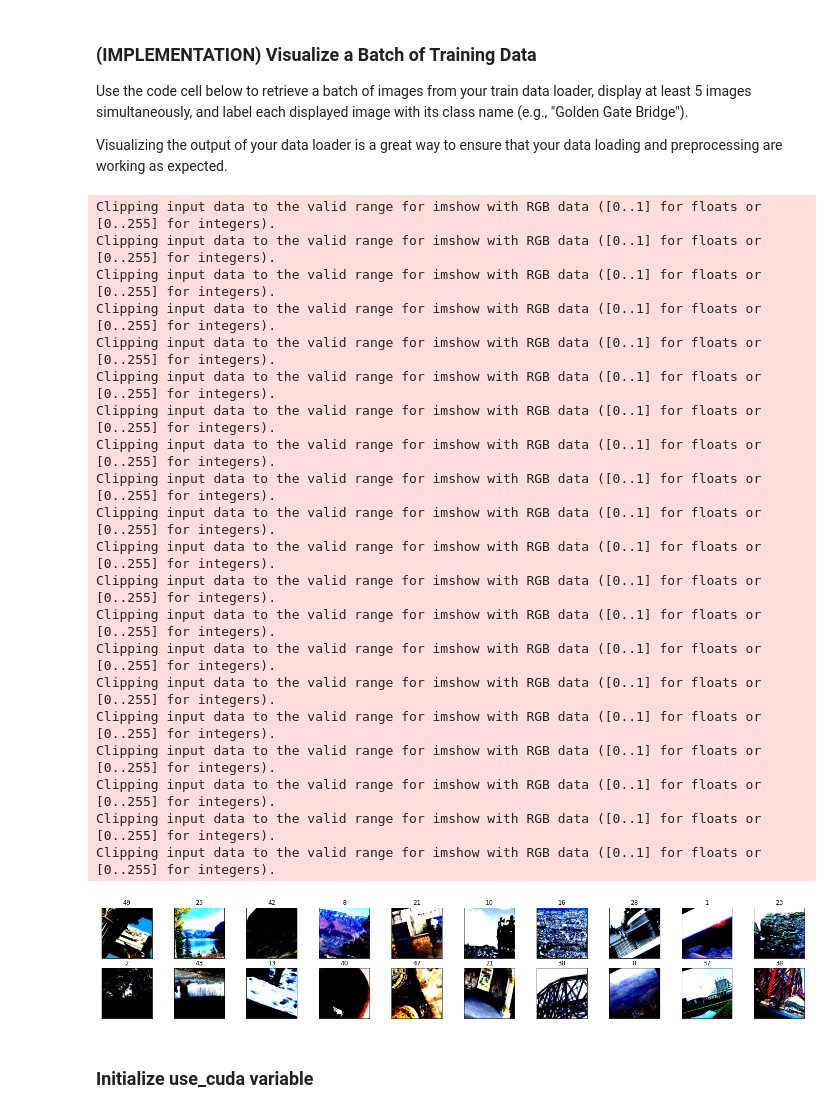
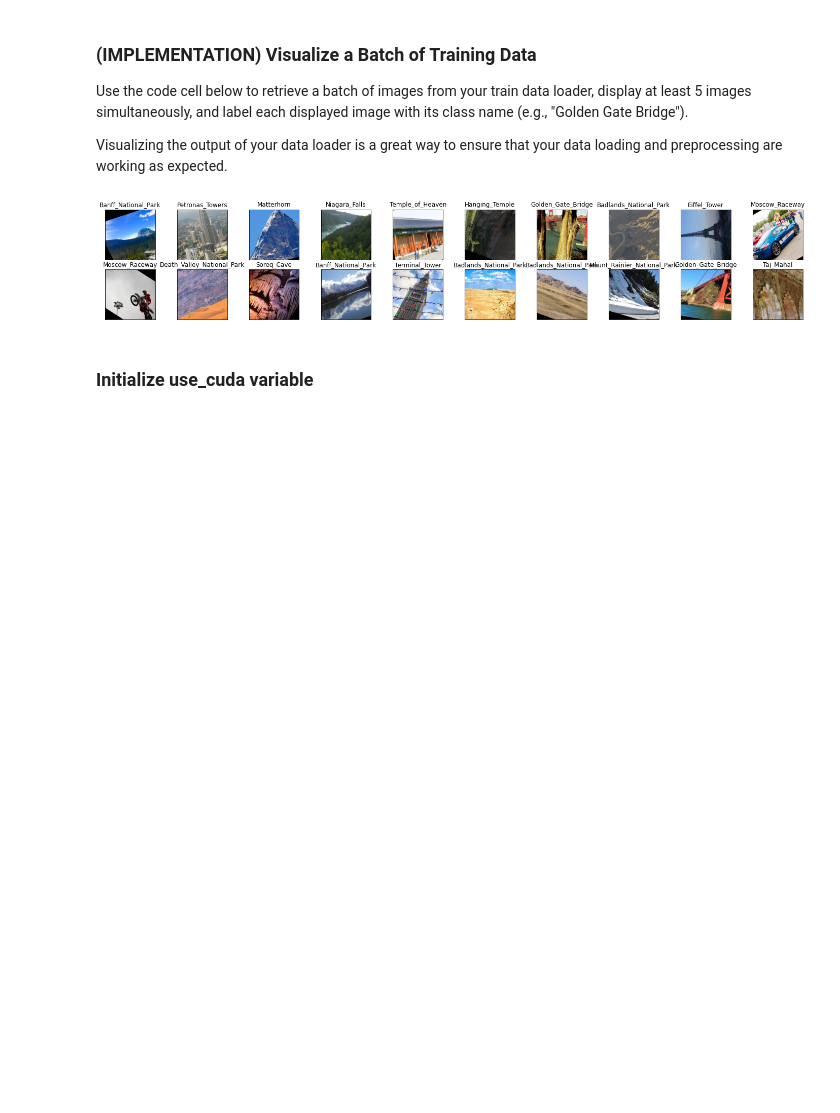
Before and after one commit to ahmedmbakr/nd101-c2-landmarks-starter, a Jupyter notebook: landmark_project/landmark.ipynb, the cells around one changed output. Saved outputs shown, nothing was run; the diff lists cells and outputs as text; code cells hidden in the pictures; blank space fills up the shorter version.

Commit message:
- Add the latest version for the project (Ready to train, then submit)\n- Add test images

```diff
--- a/landmark_project/landmark.ipynb
+++ b/landmark_project/landmark.ipynb
@@ -136,3 +136,6 @@ test_loader = torch.utils.data.DataLoader(test_dataset, batch_size=batch_size,
 loaders_scratch = {'train': train_loader, 'valid': valid_loader, 'test': test_loader}
 # %% [output]
 Num Training Data:3997, num validation data:999, num test data:1250
+# %%
+idx_to_class_dict = {idx : class_name.split('.')[1] for idx, class_name in enumerate(train_dataset.classes)}
+print(idx_to_class_dict)
@@ -139,3 +152,15 @@ Num Training Data:3997, num validation data:999, num test data:1250
+# %%
+def anti_image_processing(image_tensor: torch.Tensor):
+    for i in range(3):
+        image_tensor[i,:,:] = image_tensor[i,:,:] * IMG_STD[i] + IMG_MEAN[i]
+    return image_tensor.numpy().transpose(1, 2, 0)
+
+def normalize_numpy_image_to_tensor(np_image):
+    image = torch.from_numpy(np_image).type(torch.FloatTensor) # shape (224, 224, 3)
+    for i in range(3):
+        image[:,:,i] = image[:,:,i] / IMG_STD - IMG_MEAN
+    image = image.view(1, 3, 224, 224)
+    return image
 # %% [markdown]
 **Question 1:** Describe your chosen procedure for preprocessing the data.
 - How does your code resize the images (by cropping, stretching, etc)?  What size did you pick for the input tensor, and why?
@@ -161,46 +188,24 @@ Visualizing the output of your data loader is a great way to ensure that your da
 # %%
 import matplotlib.pyplot as plt
 %matplotlib inline
 
 ## TODO: visualize a batch of the train data loader
 
 ## the class names can be accessed at the `classes` attribute
 ## of your dataset object (e.g., `train_dataset.classes`)
 
 dataiter = iter(train_loader)
 
-images, labels = dataiter.next()
-
-images = images.numpy().transpose(0, 2, 3, 1)
+images, labels = (dataiter.next())
 
 # plot the images in the batch, along with predicted and true labels
 fig = plt.figure(figsize=(25, 4))
 for idx in np.arange(20):
     ax = fig.add_subplot(2, 10, idx+1, xticks=[], yticks=[])
-    ax.imshow(np.squeeze(images[idx]))
-    ax.set_title("{}".format(str(labels[idx].item())))
+    ax.imshow(np.squeeze(anti_image_processing(images[idx])))
+    ax.set_title("{}".format(str(idx_to_class_dict[labels[idx].item()])))
 # %% [output]
-Clipping input data to the valid range for imshow with RGB data ([0..1] for floats or [0..255] for integers).
-Clipping input data to the valid range for imshow with RGB data ([0..1] for floats or [0..255] for integers).
-Clipping input data to the valid range for imshow with RGB data ([0..1] for floats or [0..255] for integers).
-Clipping input data to the valid range for imshow with RGB data ([0..1] for floats or [0..255] for integers).
-Clipping input data to the valid range for imshow with RGB data ([0..1] for floats or [0..255] for integers).
-Clipping input data to the valid range for imshow with RGB data ([0..1] for floats or [0..255] for integers).
-Clipping input data to the valid range for imshow with RGB data ([0..1] for floats or [0..255] for integers).
-Clipping input data to the valid range for imshow with RGB data ([0..1] for floats or [0..255] for integers).
-Clipping input data to the valid range for imshow with RGB data ([0..1] for floats or [0..255] for integers).
-Clipping input data to the valid range for imshow with RGB data ([0..1] for floats or [0..255] for integers).
-Clipping input data to the valid range for imshow with RGB data ([0..1] for floats or [0..255] for integers).
-Clipping input data to the valid range for imshow with RGB data ([0..1] for floats or [0..255] for integers).
-Clipping input data to the valid range for imshow with RGB data ([0..1] for floats or [0..255] for integers).
-Clipping input data to the valid range for imshow with RGB data ([0..1] for floats or [0..255] for integers).
-Clipping input data to the valid range for imshow with RGB data ([0..1] for floats or [0..255] for integers).
-Clipping input data to the valid range for imshow with RGB data ([0..1] for floats or [0..255] for integers).
-Clipping input data to the valid range for imshow with RGB data ([0..1] for floats or [0..255] for integers).
-Clipping input data to the valid range for imshow with RGB data ([0..1] for floats or [0..255] for integers).
-Clipping input data to the valid range for imshow with RGB data ([0..1] for floats or [0..255] for integers).
-Clipping input data to the valid range for imshow with RGB data ([0..1] for floats or [0..255] for integers).
-[figure, old version]
+[figure, new version]
 # %% [markdown]
 ### Initialize use_cuda variable
 # %%
```
Also changed, not shown: parts of 18 cells of this notebook, 4 other files.
